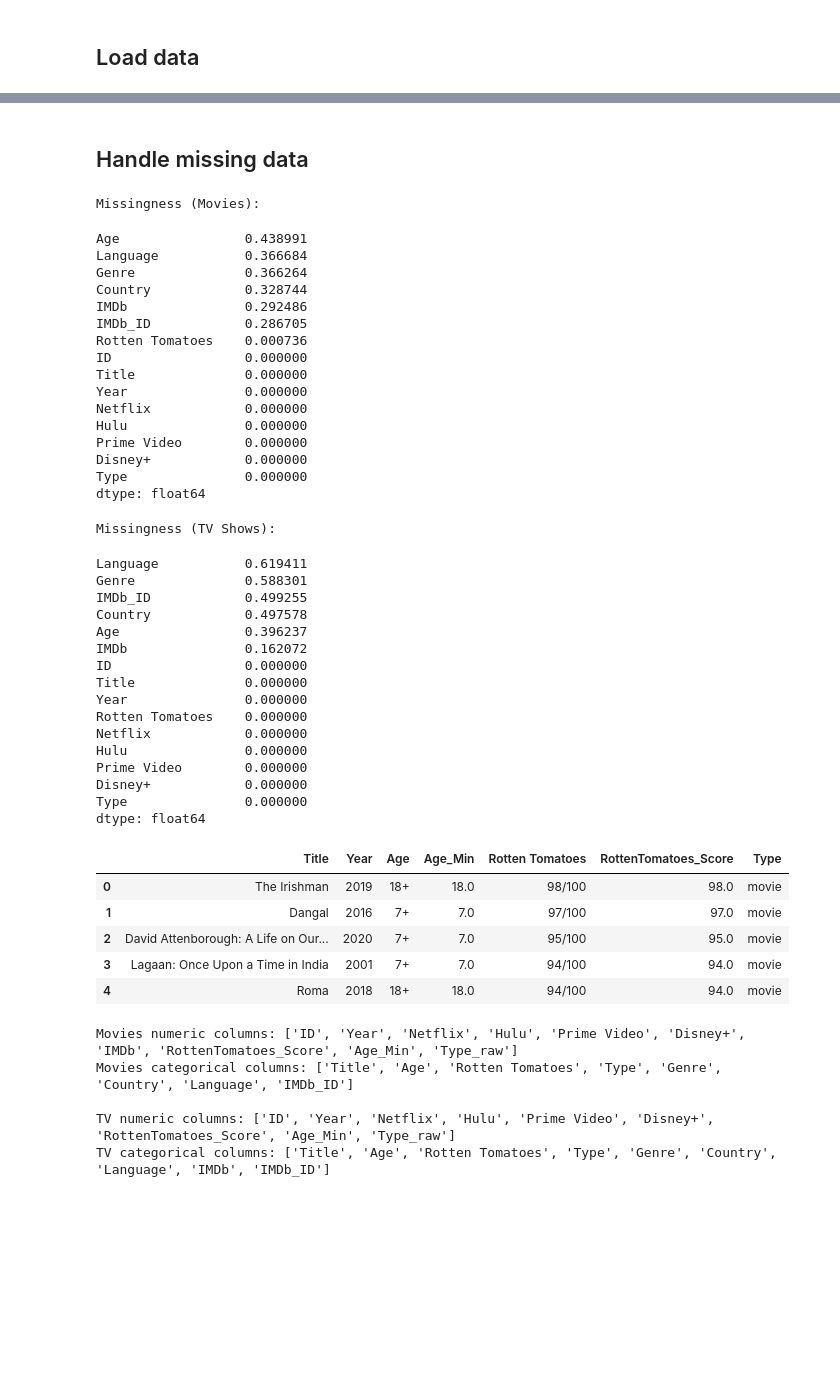
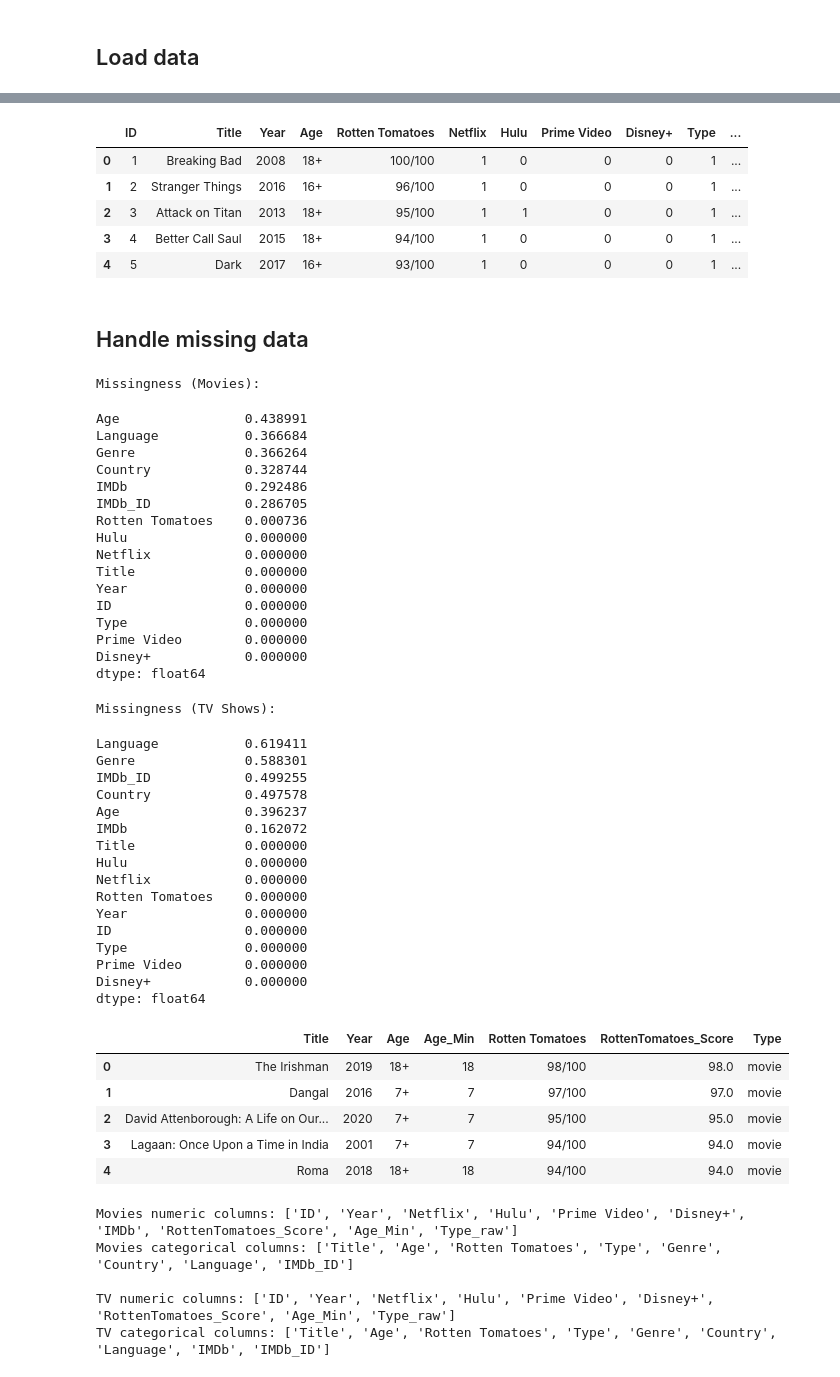
Before and after one commit to Gideon-d-s/streaming-bi-svod, a Jupyter notebook: 02_Data_ETL.ipynb, the cells around one changed output, grey strips where cells are left out. Saved outputs shown, nothing was run; the diff lists cells and outputs as text; code cells hidden in the pictures; blank space fills up the shorter version.

Commit message:
feat: update data loading paths and implement integer cleaning

```diff
--- a/02_Data_ETL.ipynb
+++ b/02_Data_ETL.ipynb
@@ -8,7 +8,7 @@ import numpy as np
 import matplotlib.pyplot as plt
 from pathlib import Path
 
-DATA_DIR = Path("/Users/joanna/Desktop/Open Avenues/Data")  # adjust if needed
+DATA_DIR = Path("G:\The US\Gradute School\Build Project\Streaming wars\streaming-bi-template\streaming-bi-template\Data")  # adjust if needed
 
 def load_csv(filename: str) -> pd.DataFrame:
     fp = DATA_DIR / filename
@@ -37,6 +37,15 @@ df_tv shape: (5368, 15)
 | 2 | 3 | David Attenborough: A Life on Our... | 2020 | 7+ | 95/100 | 1 | 0 | 0 | 0 | 0 | ... |
 | 3 | 4 | Lagaan: Once Upon a Time in India | 2001 | 7+ | 94/100 | 1 | 0 | 0 | 0 | 0 | ... |
 | 4 | 5 | Roma | 2018 | 18+ | 94/100 | 1 | 0 | 0 | 0 | 0 | ... |
+# %%
+df_tv.head()
+# %% [output]
+|  | ID | Title | Year | Age | Rotten Tomatoes | Netflix | Hulu | Prime Video | Disney+ | Type | ... |
+| 0 | 1 | Breaking Bad | 2008 | 18+ | 100/100 | 1 | 0 | 0 | 0 | 1 | ... |
+| 1 | 2 | Stranger Things | 2016 | 16+ | 96/100 | 1 | 0 | 0 | 0 | 1 | ... |
+| 2 | 3 | Attack on Titan | 2013 | 18+ | 95/100 | 1 | 1 | 0 | 0 | 1 | ... |
+| 3 | 4 | Better Call Saul | 2015 | 18+ | 94/100 | 1 | 0 | 0 | 0 | 1 | ... |
+| 4 | 5 | Dark | 2017 | 16+ | 93/100 | 1 | 0 | 0 | 0 | 1 | ... |
 # %% [markdown]
 ## Handle missing data
 # %%
@@ -58,14 +67,14 @@ Country            0.328744
 IMDb               0.292486
 IMDb_ID            0.286705
 Rotten Tomatoes    0.000736
-ID                 0.000000
+Hulu               0.000000
+Netflix            0.000000
 Title              0.000000
 Year               0.000000
-Netflix            0.000000
-Hulu               0.000000
+ID                 0.000000
+Type               0.000000
 Prime Video        0.000000
 Disney+            0.000000
-Type               0.000000
 dtype: float64
 Missingness (TV Shows):
 Language           0.619411
@@ -74,15 +83,15 @@ IMDb_ID            0.499255
 Country            0.497578
 Age                0.396237
 IMDb               0.162072
+Title              0.000000
+Hulu               0.000000
+Netflix            0.000000
+Rotten Tomatoes    0.000000
+Year               0.000000
 ID                 0.000000
-Title              0.000000
-Year               0.000000
-Rotten Tomatoes    0.000000
-Netflix            0.000000
-Hulu               0.000000
+Type               0.000000
 Prime Video        0.000000
 Disney+            0.000000
-Type               0.000000
 dtype: float64
 # %%
 # 2) Common parsing / conversion helpers
@@ -99,10 +108,8 @@ def add_rotten_tomatoes_score(df: pd.DataFrame, source_col: str = "Rotten Tomato
 def add_age_min(df: pd.DataFrame, source_col: str = "Age") -> pd.DataFrame:
     """Convert '18+' -> 18, '7+' -> 7 (numeric). Leaves NaN if missing/unparseable."""
     if source_col in df.columns:
-        df["Age_Min"] = pd.to_numeric(
-            df[source_col].astype(str).str.extract(r"(\d+)")[0],
-            errors="coerce"
-        )
+        extracted = df[source_col].astype(str).str.extract(r"(\d+)", expand=False)
+        df["Age_Min"] = pd.to_numeric(extracted, errors="coerce").astype("Int64")
     return df
 
 def standardize_title(df: pd.DataFrame, col: str = "Title") -> pd.DataFrame:
@@ -144,11 +151,11 @@ for _df in (df_movie, df_tv):
 df_movie[["Title", "Year", "Age", "Age_Min", "Rotten Tomatoes", "RottenTomatoes_Score", "Type"]].head()
 # %% [output]
 |  | Title | Year | Age | Age_Min | Rotten Tomatoes | RottenTomatoes_Score | Type |
-| 0 | The Irishman | 2019 | 18+ | 18.0 | 98/100 | 98.0 | movie |
-| 1 | Dangal | 2016 | 7+ | 7.0 | 97/100 | 97.0 | movie |
-| 2 | David Attenborough: A Life on Our... | 2020 | 7+ | 7.0 | 95/100 | 95.0 | movie |
-| 3 | Lagaan: Once Upon a Time in India | 2001 | 7+ | 7.0 | 94/100 | 94.0 | movie |
-| 4 | Roma | 2018 | 18+ | 18.0 | 94/100 | 94.0 | movie |
+| 0 | The Irishman | 2019 | 18+ | 18 | 98/100 | 98.0 | movie |
+| 1 | Dangal | 2016 | 7+ | 7 | 97/100 | 97.0 | movie |
+| 2 | David Attenborough: A Life on Our... | 2020 | 7+ | 7 | 95/100 | 95.0 | movie |
+| 3 | Lagaan: Once Upon a Time in India | 2001 | 7+ | 7 | 94/100 | 94.0 | movie |
+| 4 | Roma | 2018 | 18+ | 18 | 94/100 | 94.0 | movie |
 # %%
 # 3) Decide which columns are numeric vs categorical AFTER conversions
 def get_num_cat_cols(df: pd.DataFrame):
```
Also changed, not shown: parts of 3 cells of this notebook, 2 other files.
